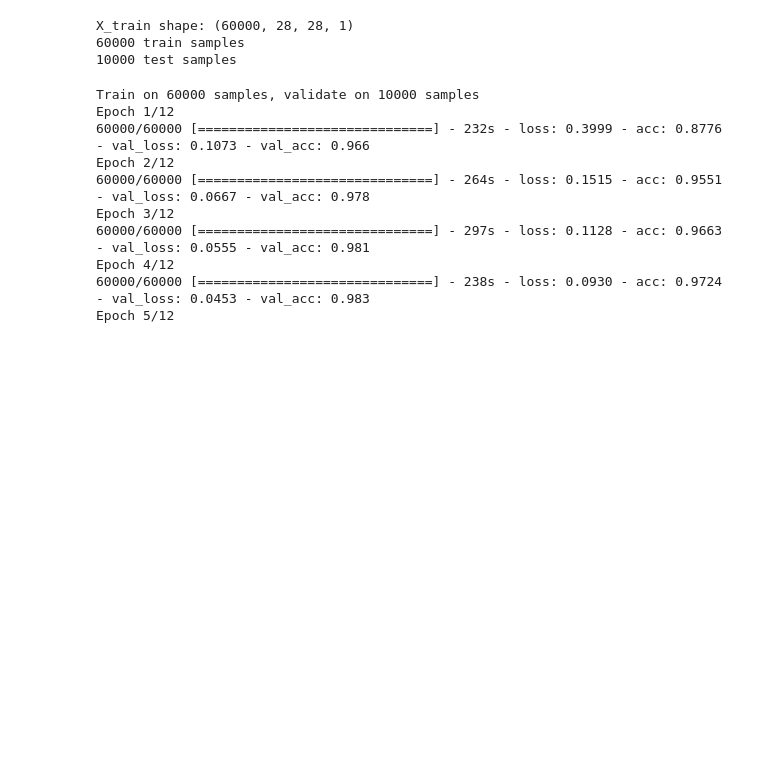
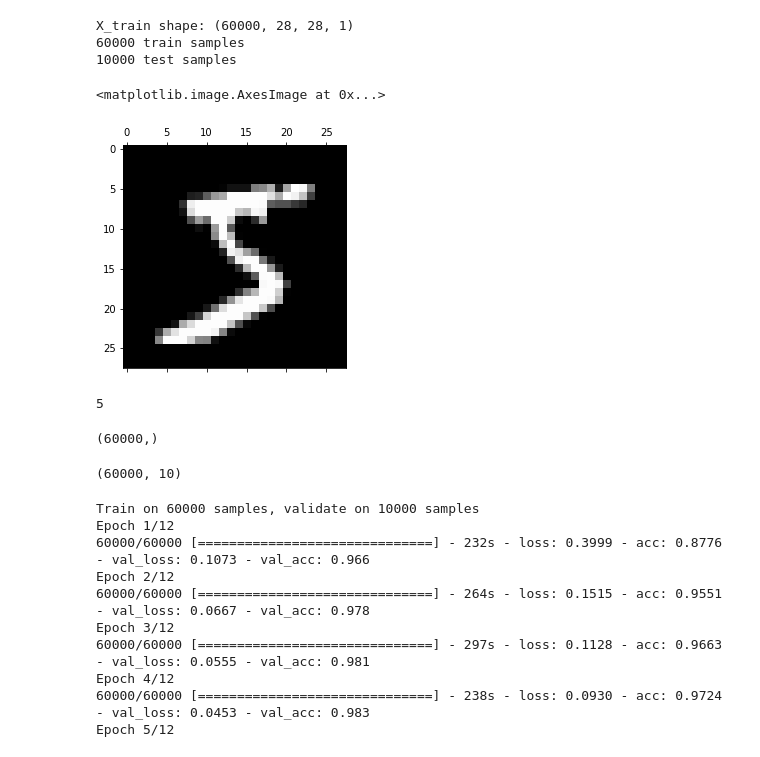
Before and after one commit to imagexd/2017-tutorials, a Jupyter notebook: lectures/keras/keras-cnn-mnist.ipynb, the cells around one changed output. Drawn from its saved outputs; the diff is of its cells as text; code cells hidden in the pictures; blank space fills up the shorter version.

```diff
--- a/lectures/keras/keras-cnn-mnist.ipynb
+++ b/lectures/keras/keras-cnn-mnist.ipynb
@@ -47,7 +50,24 @@ X_train shape: (60000, 28, 28, 1)
+# %%
+plt.matshow(X_train[0].squeeze(), cmap='gray')
+# %% [output]
+<matplotlib.image.AxesImage at 0x...>
+[figure, added]
+# %%
+y_train[0]
+# %% [output]
+5
 # %%
 # convert class vectors to binary class matrices ("one-hot encoding")
 Y_train = np_utils.to_categorical(y_train, nb_classes)
 Y_test = np_utils.to_categorical(y_test, nb_classes)
+# %%
+y_train.shape
+# %% [output]
+(60000,)
+# %%
+Y_train.shape
+# %% [output]
+(60000, 10)
 # %%
 model = Sequential()
 
```
Also changed, not shown: parts of 1 cell of this notebook, 3 other files.
